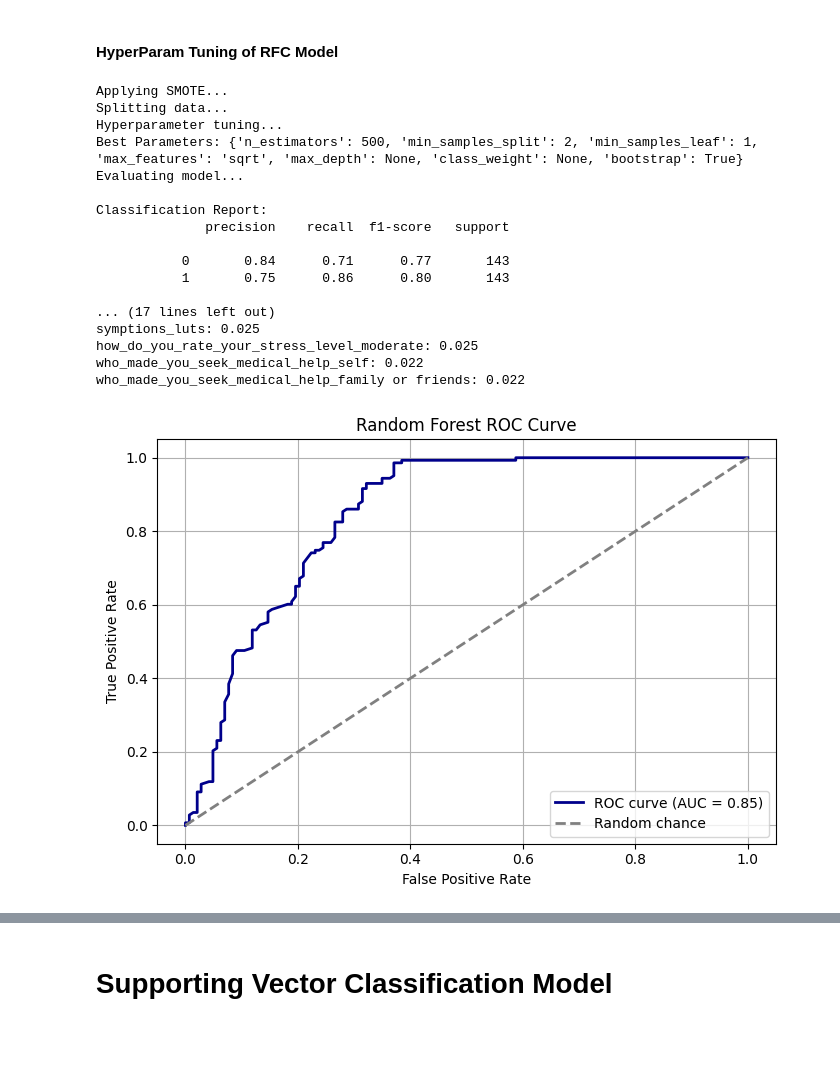
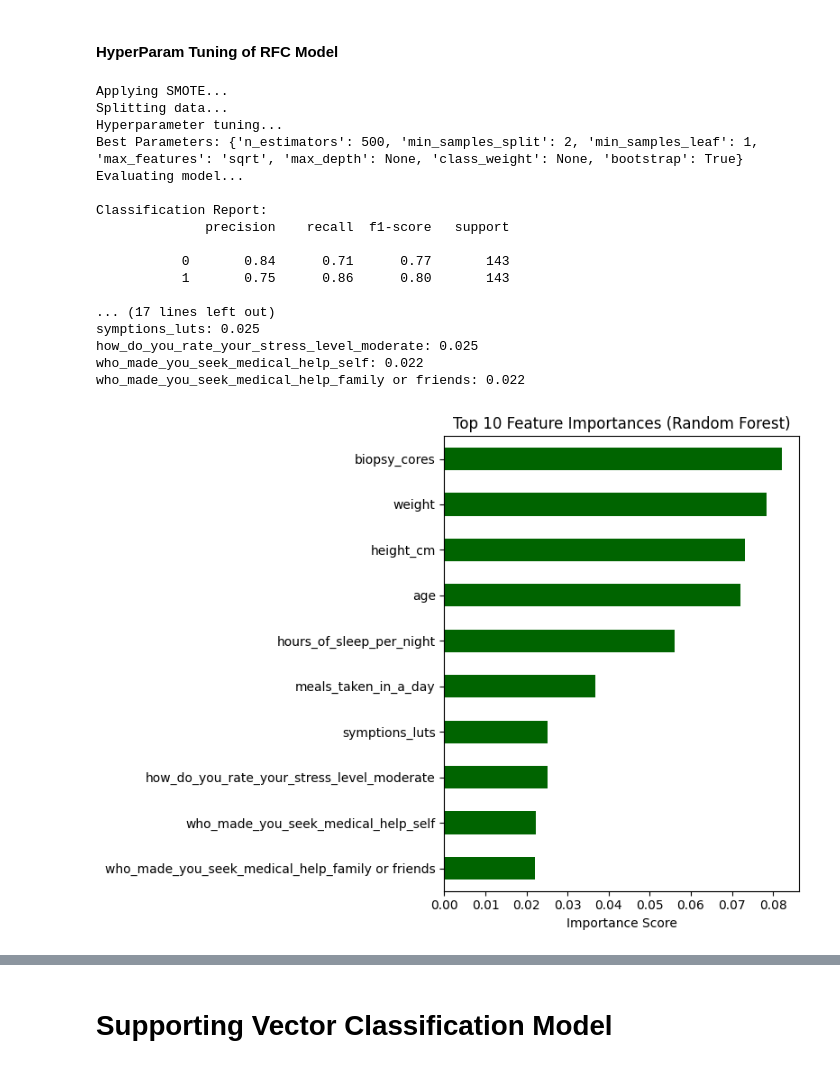
Before and after one commit to pablo9ja/NRF_work, a Jupyter notebook: post.ipynb, the cells around one changed output, grey strips where cells are left out. Drawn from its saved outputs; the diff is of its cells as text; code cells hidden in the pictures; blank space fills up the shorter version.

```diff
--- a/post.ipynb
+++ b/post.ipynb
@@ -819,23 +650,0 @@ Name: count, dtype: int64
-# %%
-import pandas as pd
-
-# Load your dataset
-df4 = pd.read_excel('merged_prostrate_cancer_data.xlsx')
-
-# Drop rows with missing target labels BEFORE encoding
-df4 = df4.dropna(subset=['categories'])
-
-# Drop the 'findings' column
-df4 = df4.drop(columns=['findings'])
-
-# Separate features (X) and target (y)
-X = df4.drop(columns=['categories'])
-y_encoded = df4['categories'].map({'Benign': 1, 'Malignant': 0})
-
-# Encode categorical features with one-hot encoding (only ONCE)
-X_encoded = pd.get_dummies(X, drop_first=True)
-
-# Preview X and y
-print(X_encoded.head(2))
-print(y_encoded.head(2))
-print(y_encoded.isnull().sum())
@@ -939,6 +792,17 @@ def rf_model_evaluation(X_encoded, y_encoded):
     for name, val in sorted(zip(feat_names, importances), key=lambda x: x[1], reverse=True)[:10]:
         print(f"{name}: {val:.3f}")
 
+    # Feature importance plot (Top 10)
+    importances_series = pd.Series(importances, index=feat_names).sort_values(ascending=False)
+    plt.figure(figsize=(8,6))
+    importances_series.head(10).plot(kind='barh', color='darkgreen')
+    plt.gca().invert_yaxis()
+    plt.title("Top 10 Feature Importances (Random Forest)")
+    plt.xlabel("Importance Score")
+    plt.tight_layout()
+    plt.show()
+
+
     # ROC Curve
     fpr, tpr, thresholds = roc_curve(y_test_res, y_prob_rf)
     roc_auc = auc(fpr, tpr)
@@ -949,31 +813,31 @@ def rf_model_evaluation(X_encoded, y_encoded):
     plt.ylabel('True Positive Rate')
     plt.title('Random Forest ROC Curve')
     plt.legend(loc="lower right")
     plt.grid(True)
     plt.tight_layout()
     plt.show()
 
     # Return useful objects if user wants to use downstream
     return best_rf, rf_search, cm, (fpr, tpr, roc_auc)
 
 # Example usage:
 best_rf, rf_search, cm, roc_data = rf_model_evaluation(X_encoded, y_encoded)
 # %% [output]
 Applying SMOTE...
 Splitting data...
 Hyperparameter tuning...
 Best Parameters: {'n_estimators': 500, 'min_samples_split': 2, 'min_samples_leaf': 1, 'max_features': 'sqrt', 'max_depth': None, 'class_weight': None, 'bootstrap': True}
 Evaluating model...
 
 Classification Report:
               precision    recall  f1-score   support
 
            0       0.84      0.71      0.77       143
            1       0.75      0.86      0.80       143
 
 ... (17 lines left out)
 symptions_luts: 0.025
 how_do_you_rate_your_stress_level_moderate: 0.025
 who_made_you_seek_medical_help_self: 0.022
 who_made_you_seek_medical_help_family or friends: 0.022
-[figure, old version]
+[figure, new version]
```
Also changed, not shown: parts of 41 cells of this notebook, 3 other files.
